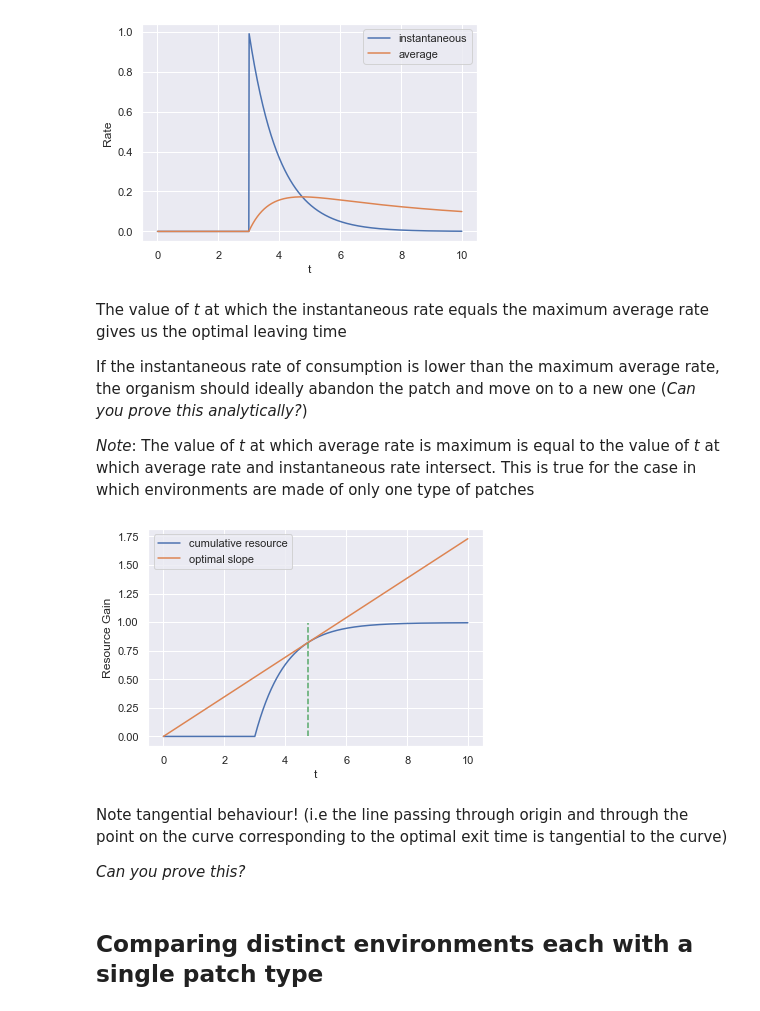
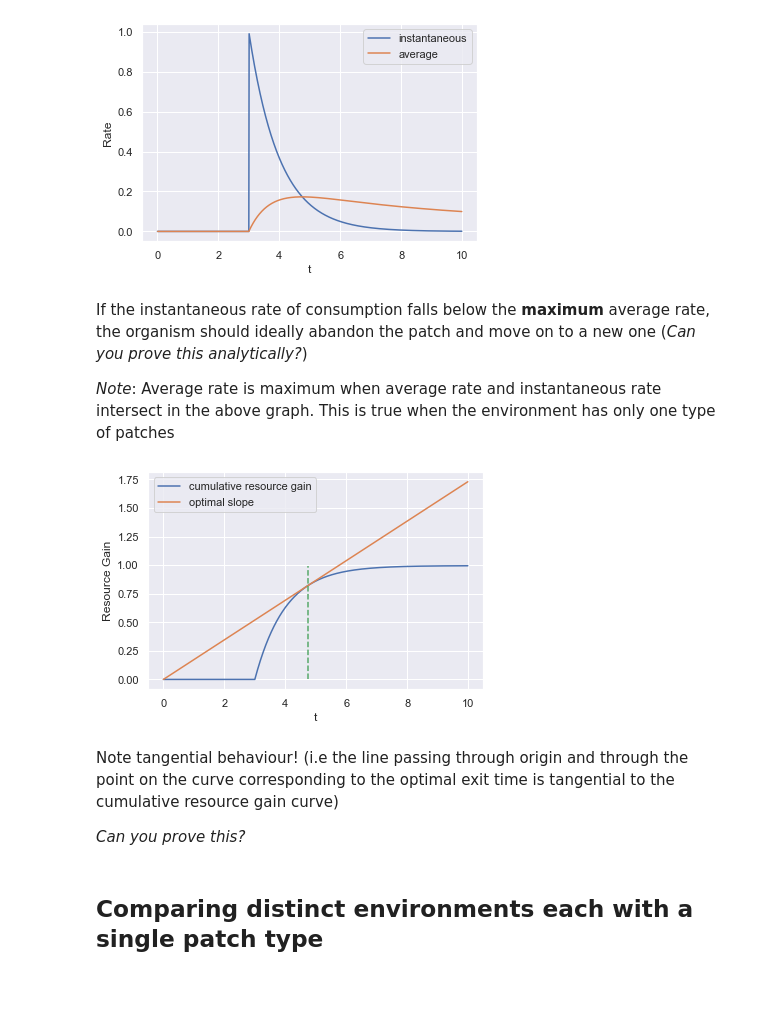
Before and after one commit to shivChitinous/optimal-forager, a Jupyter notebook: Optimal Foraging Theory.ipynb, the cells around one changed output. Drawn from its saved outputs; the diff is of its cells as text; code cells hidden in the pictures.

```diff
--- a/Optimal Foraging Theory.ipynb
+++ b/Optimal Foraging Theory.ipynb
@@ -87,25 +87,23 @@ print('optimal exit time = ', t_opt)
 optimal exit time =  4.76
 [figure]
 # %% [markdown]
-The value of _t_ at which the instantaneous rate equals the maximum average rate gives us the optimal leaving time
+If the instantaneous rate of consumption falls below the __maximum__ average rate, the organism should ideally abandon the patch and move on to a new one (_Can you prove this analytically?_)
 
-If the instantaneous rate of consumption is lower than the maximum average rate, the organism should ideally abandon the patch and move on to a new one (_Can you prove this analytically?_)
-
-_Note_: The value of _t_ at which average rate is maximum is equal to the value of _t_ at which average rate and instantaneous rate intersect. This is true for the case in which environments are made of only one type of patches
+_Note_: Average rate is maximum when average rate and instantaneous rate intersect in the above graph. This is true when the environment has only one type of patches
 # %%
 #Now plot the line which passes through the point at which the two rates are equal:
 df['optimality'] = (df['I'][df['t']>=t_opt].iloc[0])/t_opt*df['t']
 # %%
 sns.lineplot(y ='I',x = 't', data = df)
 sns.lineplot(y ='optimality',x = 't', data = df)
 
 plt.plot([t_opt, t_opt], [0, df['I'].max()], linestyle = '--');
 
-plt.ylabel('Resource Gain'); plt.legend(['cumulative resource','optimal slope']);
+plt.ylabel('Resource Gain'); plt.legend(['cumulative resource gain','optimal slope']);
 # %% [output]
-[figure, old version]
+[figure, new version]
 # %% [markdown]
-Note tangential behaviour! (i.e the line passing through origin and through the point on the curve corresponding to the optimal exit time is tangential to the curve)
+Note tangential behaviour! (i.e the line passing through origin and through the point on the curve corresponding to the optimal exit time is tangential to the cumulative resource gain curve)
 
 _Can you prove this?_
 # %% [markdown]
```
Also changed, not shown: parts of 3 cells of this notebook.
